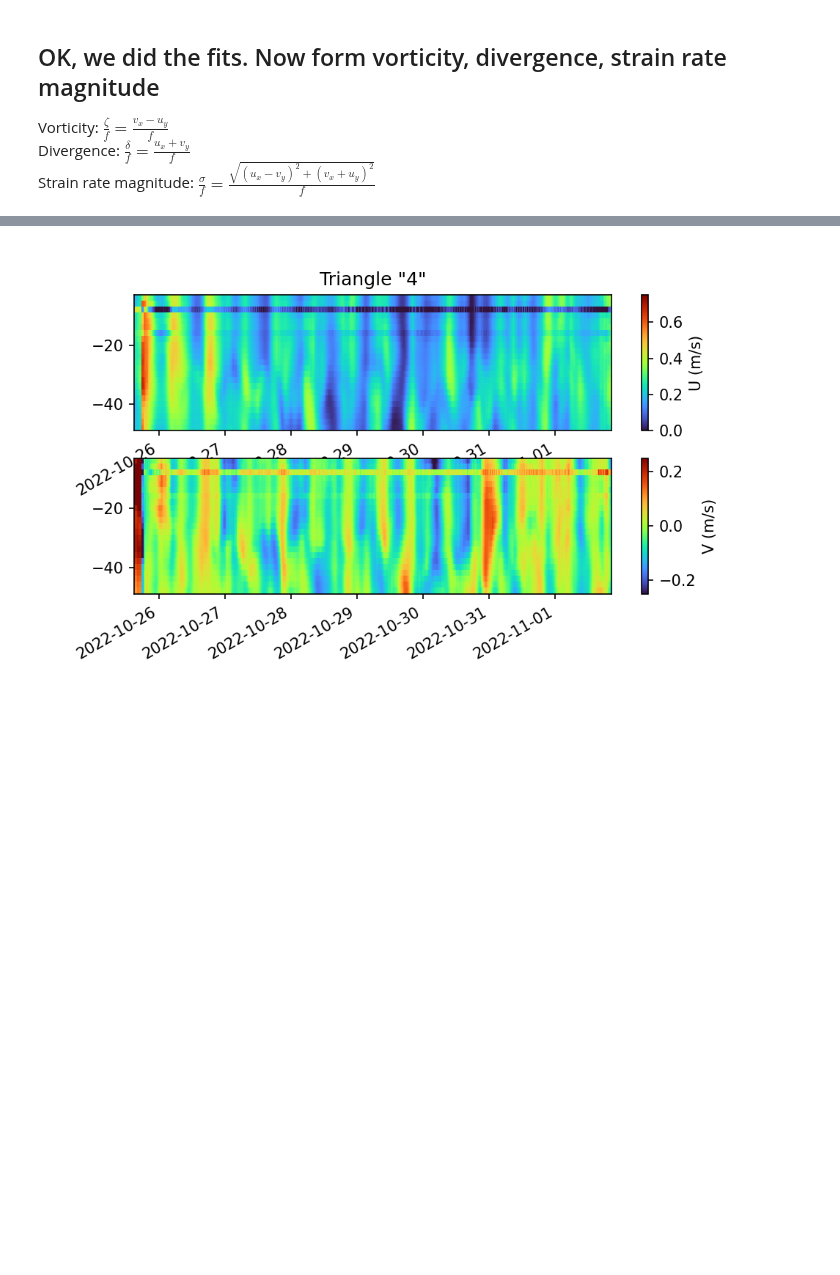
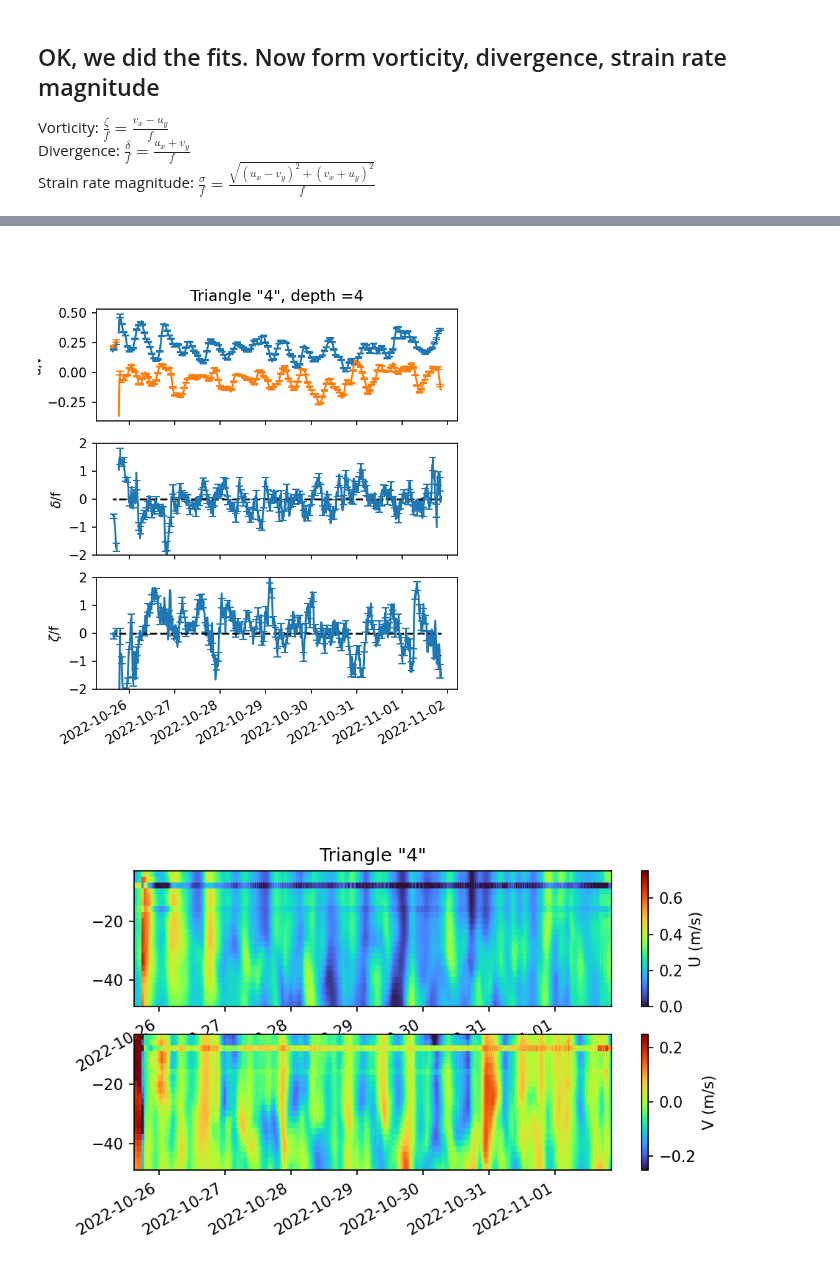
Before and after one commit to jtomfarrar/S-MODE_analysis, a Jupyter notebook: code_IOP1/WG_vel_gradients_12805.ipynb, the cells around one changed output, grey strips where cells are left out. Saved outputs shown, nothing was run; the diff lists cells and outputs as text; code cells hidden in the pictures; blank space fills up the shorter version.

```diff
--- a/code_IOP1/WG_vel_gradients_12805.ipynb
+++ b/code_IOP1/WG_vel_gradients_12805.ipynb
@@ -737,3 +717,46 @@ if savefig:
+# %%
+zeta=vx-uy
+sig_zeta=np.sqrt(sig_vx**2 + sig_uy**2)
+strain = np.sqrt((ux-vy)**2+(vx+uy)**2)
+sig_strain=np.sqrt(sig_vx**2 + sig_uy**2 + sig_ux**2 + sig_vy**2) # Note that "sig" refers to error estimate here
+div = ux+vy
+sig_div=np.sqrt(sig_ux**2 + sig_vy**2)
+feff_f=np.sqrt(1+zeta/f)
+
+plt.figure(figsize=(5,6))
+capsize = 3
+skip = 4
+
+ax = plt.subplot(3,1,1)
+plt.errorbar(t,u0,yerr=sig_u0,capsize=capsize,errorevery=skip)
+plt.errorbar(t,v0,yerr=sig_v0,capsize=capsize,errorevery=skip)
+plt.ylabel('u,v')
+plt.title('Triangle \"' + str(triangle_ind) +'\", depth =' + str(-z0))
+
+ax2 = plt.subplot(3,1,2,sharex=ax)
+# plt.plot(t,(div)/f)
+plt.errorbar(t,div/f,yerr=sig_div/f,capsize=capsize,errorevery=skip)
+plt.plot(t,0*div,'--',color='k')
+plt.ylabel('$\delta$/f')
+plt.ylim(-2, 2)
+
+ax3 = plt.subplot(3,1,3,sharex=ax)
+# plt.plot(t,(zeta)/f)
+hz = plt.errorbar(t,zeta/f,yerr=sig_zeta/f,capsize=capsize,errorevery=skip)
+# hfeff, = plt.plot(t,feff_f)
+plt.plot(t,0*div,'--',color='k')
+# plt.plot(t,1+0*div,'--',color='grey')
+plt.ylabel('$\zeta$/f')
+plt.ylim(-2, 2)
+# ax3.legend([hz, hfeff],['$\zeta$/f', '$f_{effective}$'])
+
+fig = plt.gcf()
+fig.autofmt_xdate()
+
+if savefig:
+    plt.savefig(__figdir__+'WG_triangle_fit_simple_'+str(-z0)+'m_triangle_'+str(triangle_ind)+'.'+plotfiletype,**savefig_args)
+# %% [output]
+[figure, added]
 # %%
 def do_fit_all_depths(zgrid,triangle_ind):
     n=0
```
Also changed, not shown: parts of 7 cells of this notebook, 27 other files.
